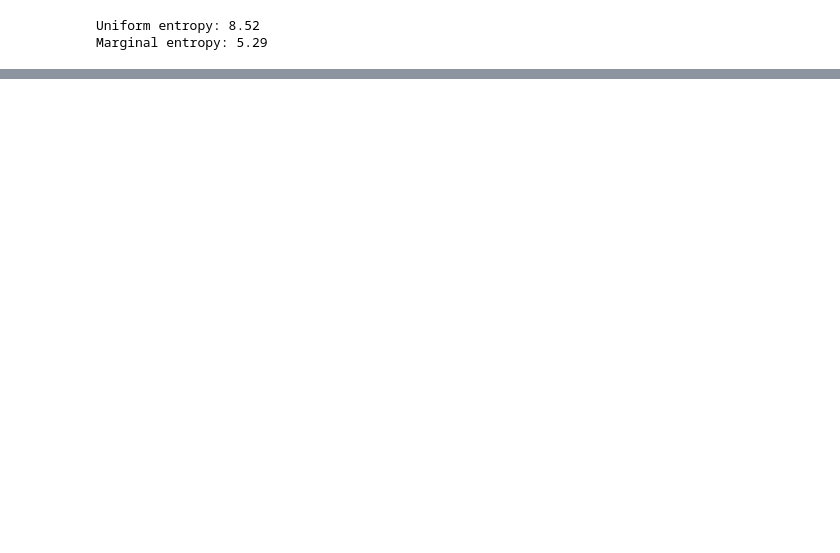
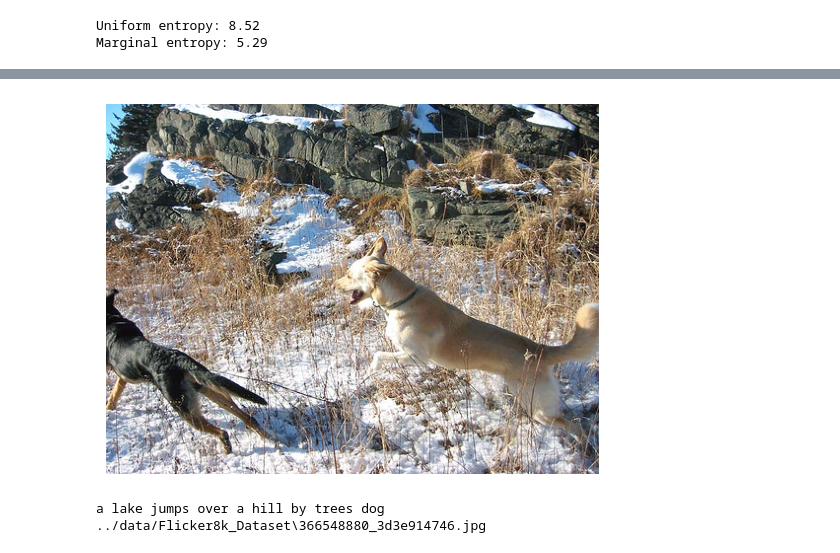
Before and after one commit to bogdans55/image-captioning, a Jupyter notebook: models/transformer.ipynb, the cells around one changed output, grey strips where cells are left out. Drawn from its saved outputs; the diff is of its cells as text; code cells hidden in the pictures; blank space fills up the shorter version.

```diff
--- a/models/transformer.ipynb
+++ b/models/transformer.ipynb
@@ -535,0 +579,29 @@ WARNING:absl:You are saving your model as an HDF5 file via `model.save()` or `ke
+# %%
+import os
+import random
+
+def pick_random_image(folder_path):
+    files = os.listdir(folder_path)
+    image_files = [f for f in files if f.endswith('.jpg') or f.endswith('.jpeg') or f.endswith('.png') or f.endswith('.gif')]
+    if not image_files:
+        print(f"No images found in {folder_path}")
+        return None
+    random_image = random.choice(image_files)
+    random_image_path = os.path.join(folder_path, random_image)
+
+    return random_image_path
+# %%
+import matplotlib.image as mpimg
+
+image_path = pick_random_image('../data/Flicker8k_Dataset')
+image = mpimg.imread(image_path)
+
+plt.imshow(image)
+plt.axis('off')
+plt.show()
+print(model.simple_gen(load_image(image_path)))
+print(image_path)
+# %% [output]
+[figure, added]
+a lake jumps over a hill by trees dog
+../data/Flicker8k_Dataset\366548880_3d3e914746.jpg
```
Also changed, not shown: parts of 22 cells of this notebook, 1 other file.
